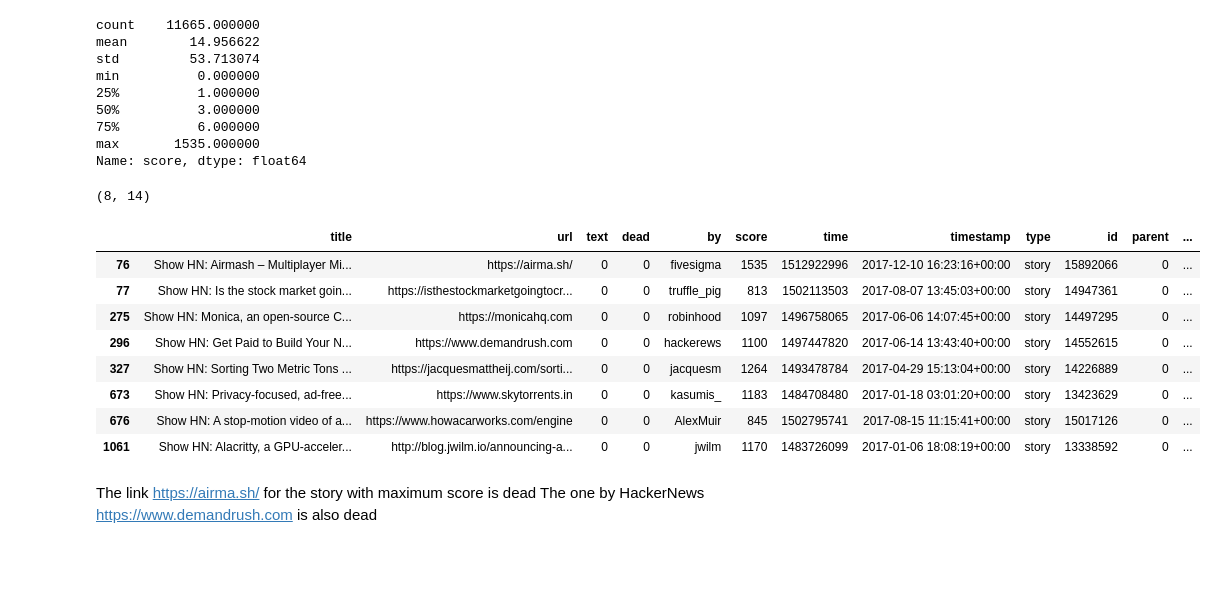
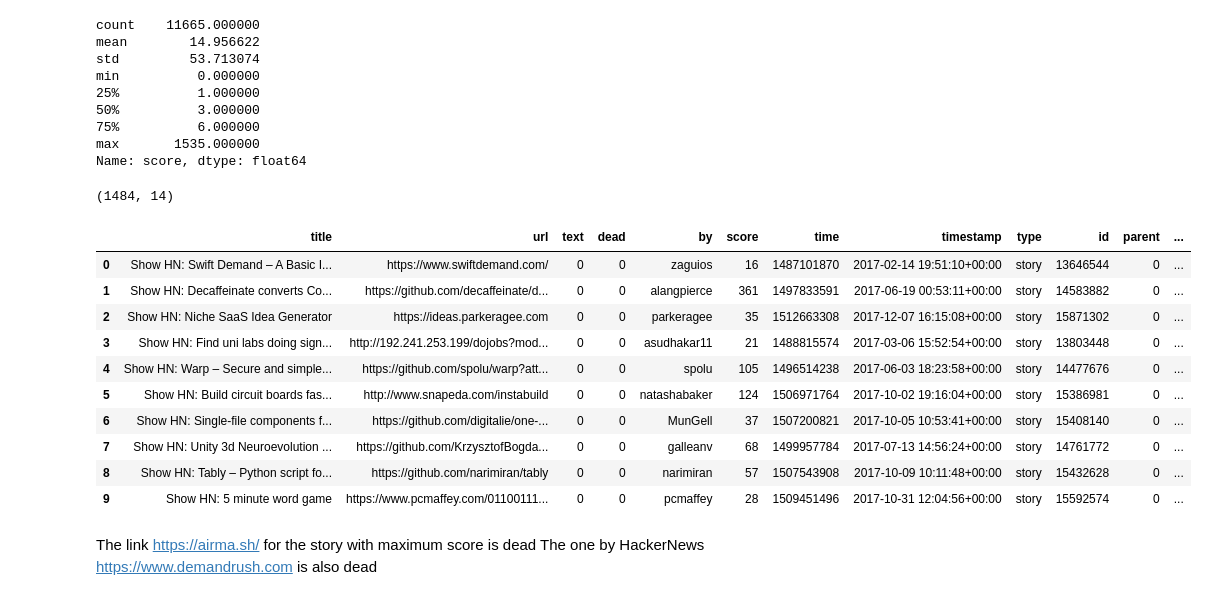
Before and after one commit to marinathomas/SentimentAnalysisHN, a Jupyter notebook: files/HN_v2.ipynb, the cells around one changed output. Saved outputs shown, nothing was run; the diff lists cells and outputs as text; code cells hidden in the pictures; blank space fills up the shorter version.

```diff
--- a/files/HN_v2.ipynb
+++ b/files/HN_v2.ipynb
@@ -367,23 +362,25 @@ min          0.000000
 max       1535.000000
 Name: score, dtype: float64
 # %%
-stories_2017_top = stories_2017.loc[stories_2017['score']>=750]
+stories_2017_top = stories_2017.loc[stories_2017['score']>=15]
 # %%
 stories_2017_top.shape
 # %% [output]
-(8, 14)
+(1484, 14)
 # %%
-stories_2017_top.head(8)
+stories_2017_top.head(10)
 # %% [output]
 |  | title | url | text | dead | by | score | time | timestamp | type | id | parent | ... |
-| 76 | Show HN: Airmash – Multiplayer Mi... | https://airma.sh/ | 0 | 0 | fivesigma | 1535 | 1512922996 | 2017-12-10 16:23:16+00:00 | story | 15892066 | 0 | ... |
-| 77 | Show HN: Is the stock market goin... | https://isthestockmarketgoingtocr... | 0 | 0 | truffle_pig | 813 | 1502113503 | 2017-08-07 13:45:03+00:00 | story | 14947361 | 0 | ... |
-| 275 | Show HN: Monica, an open-source C... | https://monicahq.com | 0 | 0 | robinhood | 1097 | 1496758065 | 2017-06-06 14:07:45+00:00 | story | 14497295 | 0 | ... |
-| 296 | Show HN: Get Paid to Build Your N... | https://www.demandrush.com | 0 | 0 | hackerews | 1100 | 1497447820 | 2017-06-14 13:43:40+00:00 | story | 14552615 | 0 | ... |
-| 327 | Show HN: Sorting Two Metric Tons ... | https://jacquesmattheij.com/sorti... | 0 | 0 | jacquesm | 1264 | 1493478784 | 2017-04-29 15:13:04+00:00 | story | 14226889 | 0 | ... |
-| 673 | Show HN: Privacy-focused, ad-free... | https://www.skytorrents.in | 0 | 0 | kasumis_ | 1183 | 1484708480 | 2017-01-18 03:01:20+00:00 | story | 13423629 | 0 | ... |
-| 676 | Show HN: A stop-motion video of a... | https://www.howacarworks.com/engine | 0 | 0 | AlexMuir | 845 | 1502795741 | 2017-08-15 11:15:41+00:00 | story | 15017126 | 0 | ... |
-| 1061 | Show HN: Alacritty, a GPU-acceler... | http://blog.jwilm.io/announcing-a... | 0 | 0 | jwilm | 1170 | 1483726099 | 2017-01-06 18:08:19+00:00 | story | 13338592 | 0 | ... |
+| 0 | Show HN: Swift Demand – A Basic I... | https://www.swiftdemand.com/ | 0 | 0 | zaguios | 16 | 1487101870 | 2017-02-14 19:51:10+00:00 | story | 13646544 | 0 | ... |
+| 1 | Show HN: Decaffeinate converts Co... | https://github.com/decaffeinate/d... | 0 | 0 | alangpierce | 361 | 1497833591 | 2017-06-19 00:53:11+00:00 | story | 14583882 | 0 | ... |
+| 2 | Show HN: Niche SaaS Idea Generator | https://ideas.parkeragee.com | 0 | 0 | parkeragee | 35 | 1512663308 | 2017-12-07 16:15:08+00:00 | story | 15871302 | 0 | ... |
+| 3 | Show HN: Find uni labs doing sign... | http://192.241.253.199/dojobs?mod... | 0 | 0 | asudhakar11 | 21 | 1488815574 | 2017-03-06 15:52:54+00:00 | story | 13803448 | 0 | ... |
+| 4 | Show HN: Warp – Secure and simple... | https://github.com/spolu/warp?att... | 0 | 0 | spolu | 105 | 1496514238 | 2017-06-03 18:23:58+00:00 | story | 14477676 | 0 | ... |
+| 5 | Show HN: Build circuit boards fas... | http://www.snapeda.com/instabuild | 0 | 0 | natashabaker | 124 | 1506971764 | 2017-10-02 19:16:04+00:00 | story | 15386981 | 0 | ... |
+| 6 | Show HN: Single-file components f... | https://github.com/digitalie/one-... | 0 | 0 | MunGell | 37 | 1507200821 | 2017-10-05 10:53:41+00:00 | story | 15408140 | 0 | ... |
+| 7 | Show HN: Unity 3d Neuroevolution ... | https://github.com/KrzysztofBogda... | 0 | 0 | galleanv | 68 | 1499957784 | 2017-07-13 14:56:24+00:00 | story | 14761772 | 0 | ... |
+| 8 | Show HN: Tably – Python script fo... | https://github.com/narimiran/tably | 0 | 0 | narimiran | 57 | 1507543908 | 2017-10-09 10:11:48+00:00 | story | 15432628 | 0 | ... |
+| 9 | Show HN: 5 minute word game | https://www.pcmaffey.com/01100111... | 0 | 0 | pcmaffey | 28 | 1509451496 | 2017-10-31 12:04:56+00:00 | story | 15592574 | 0 | ... |
 # %% [markdown]
 The link https://airma.sh/ for the story with maximum score is dead
 The one by HackerNews https://www.demandrush.com is also dead
```
Also changed, not shown: parts of 6 cells of this notebook.
